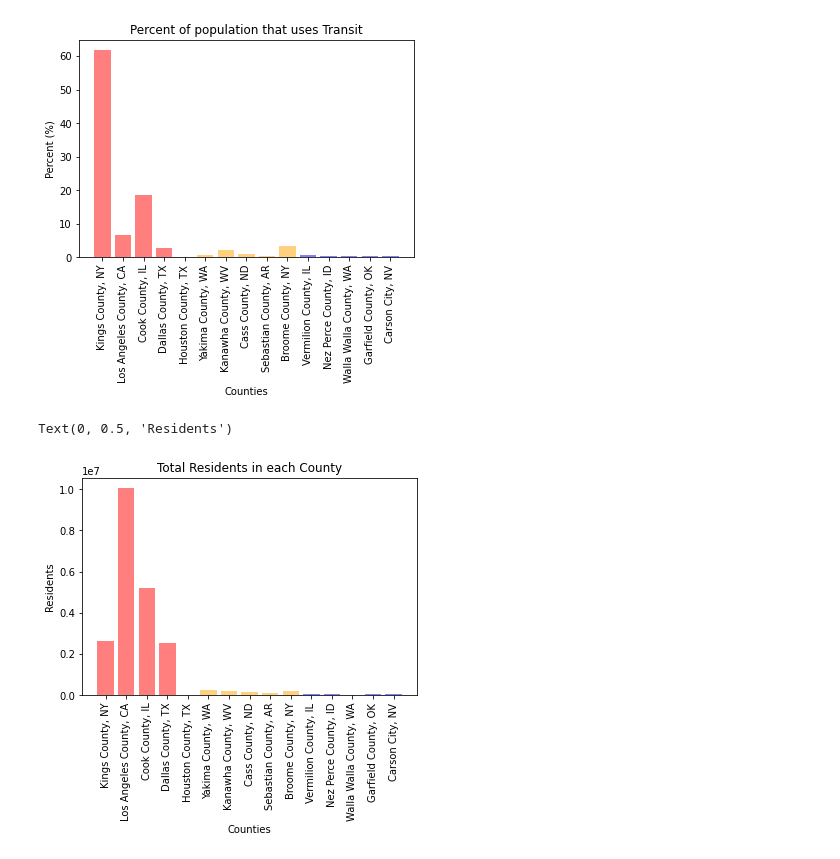
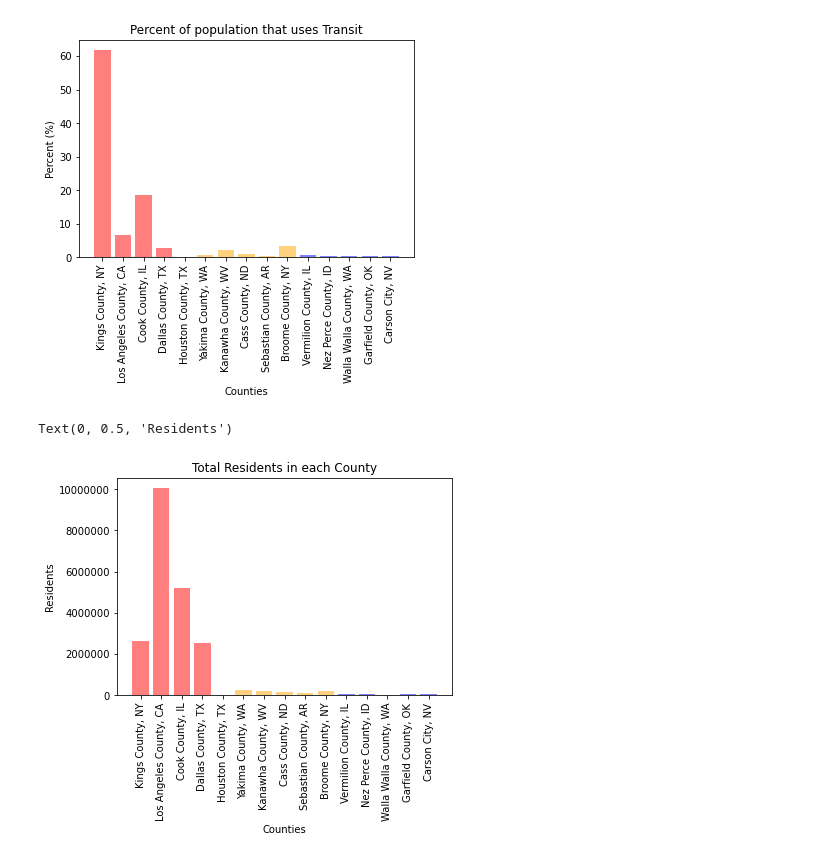
Before and after one commit to jeugenio103/project-1, a Jupyter notebook: Data Analysis Code/transit_data_unemployment_data.ipynb, the cells around one changed output. Saved outputs shown, nothing was run; the diff lists cells and outputs as text; code cells hidden in the pictures.

```diff
--- a/Data Analysis Code/transit_data_unemployment_data.ipynb
+++ b/Data Analysis Code/transit_data_unemployment_data.ipynb
@@ -124,12 +124,13 @@ Text(0, 0.5, 'Percent (%)')
 # %%
 #Graph Details
 x_axis = np.arange(len(new_resident_count))
 plt.bar(x_axis, new_resident_count, color=['red', 'red', 'red', 'red', 'red', 'orange', 'orange', 'orange', 'orange', 'orange', 'blue', 'blue', 'blue', 'blue', 'blue'], alpha=0.5, align="center")
 tick_locations = [value for value in x_axis]
+plt.ticklabel_format(style='plain')
 plt.xticks(tick_locations, ["Kings County, NY", "Los Angeles County, CA", "Cook County, IL", "Dallas County, TX", "Houston County, TX", "Yakima County, WA", "Kanawha County, WV", "Cass County, ND", "Sebastian County, AR", "Broome County, NY", "Vermilion County, IL", "Nez Perce County, ID", "Walla Walla County, WA", "Garfield County, OK", "Carson City, NV"], rotation="vertical")
 plt.title("Total Residents in each County")
 plt.xlabel("Counties")
 plt.ylabel("Residents")
 # %% [output]
 Text(0, 0.5, 'Residents')
-[figure, old version]
+[figure, new version]
```
Also changed, not shown: 3 other files.
